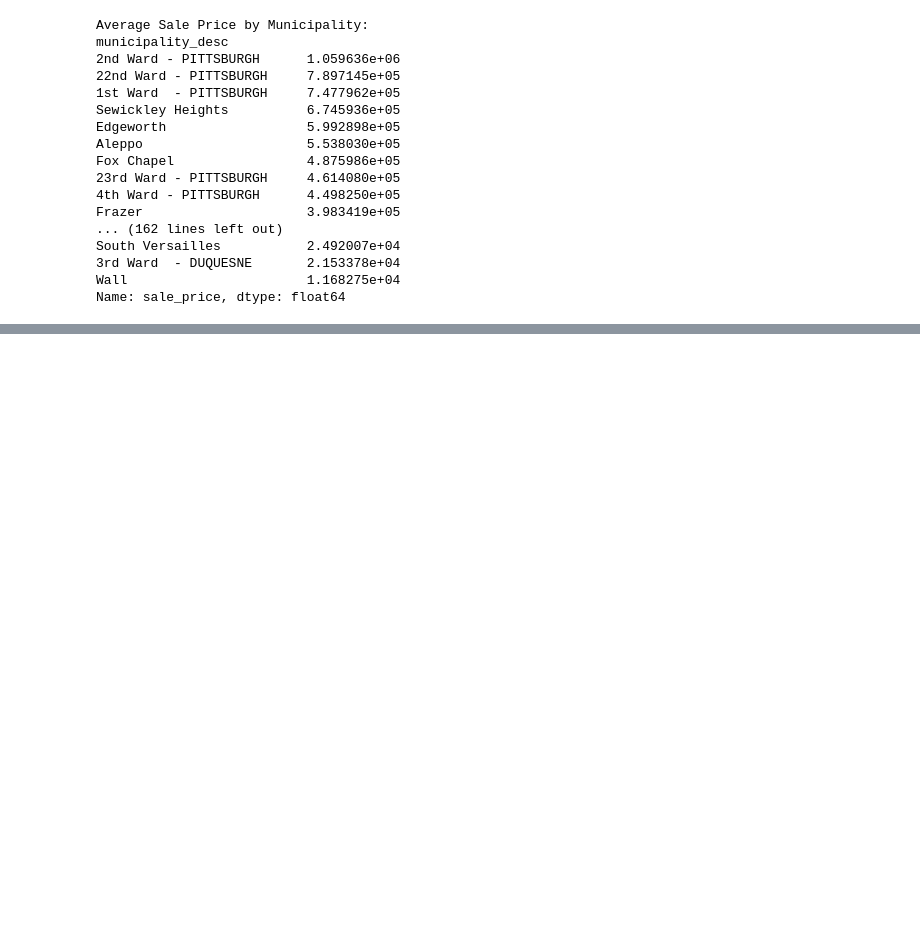
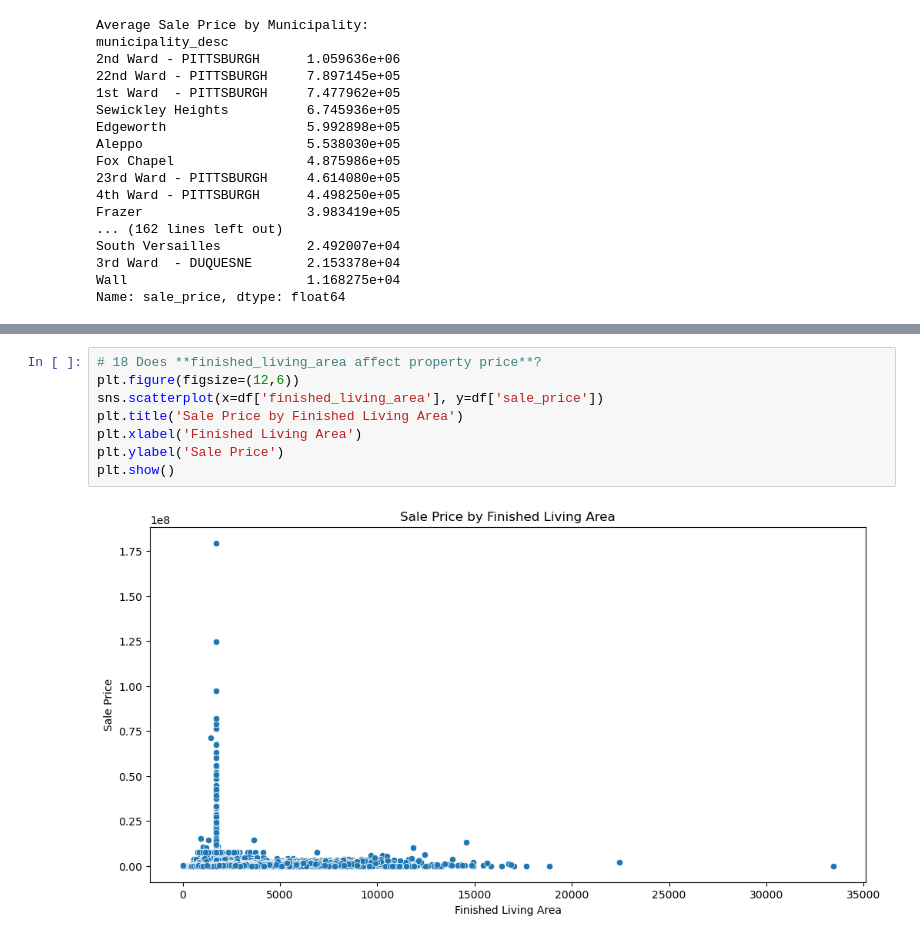
Before and after one commit to ussamasaeed/Allegheny-County-Property-Sale-analysis, a Jupyter notebook: notebook.ipynb, the cells around one changed output, grey strips where cells are left out. Saved outputs shown, nothing was run; the diff lists cells and outputs as text; blank space fills up the shorter version.

```diff
--- a/notebook.ipynb
+++ b/notebook.ipynb
@@ -791,0 +939,10 @@ Name: sale_price, dtype: float64
+# %%
+# 18 Does **finished_living_area affect property price**?
+plt.figure(figsize=(12,6))
+sns.scatterplot(x=df['finished_living_area'], y=df['sale_price'])
+plt.title('Sale Price by Finished Living Area')
+plt.xlabel('Finished Living Area')
+plt.ylabel('Sale Price')
+plt.show()
+# %% [output]
+[figure, added]
```
Also changed, not shown: parts of 28 cells of this notebook.
